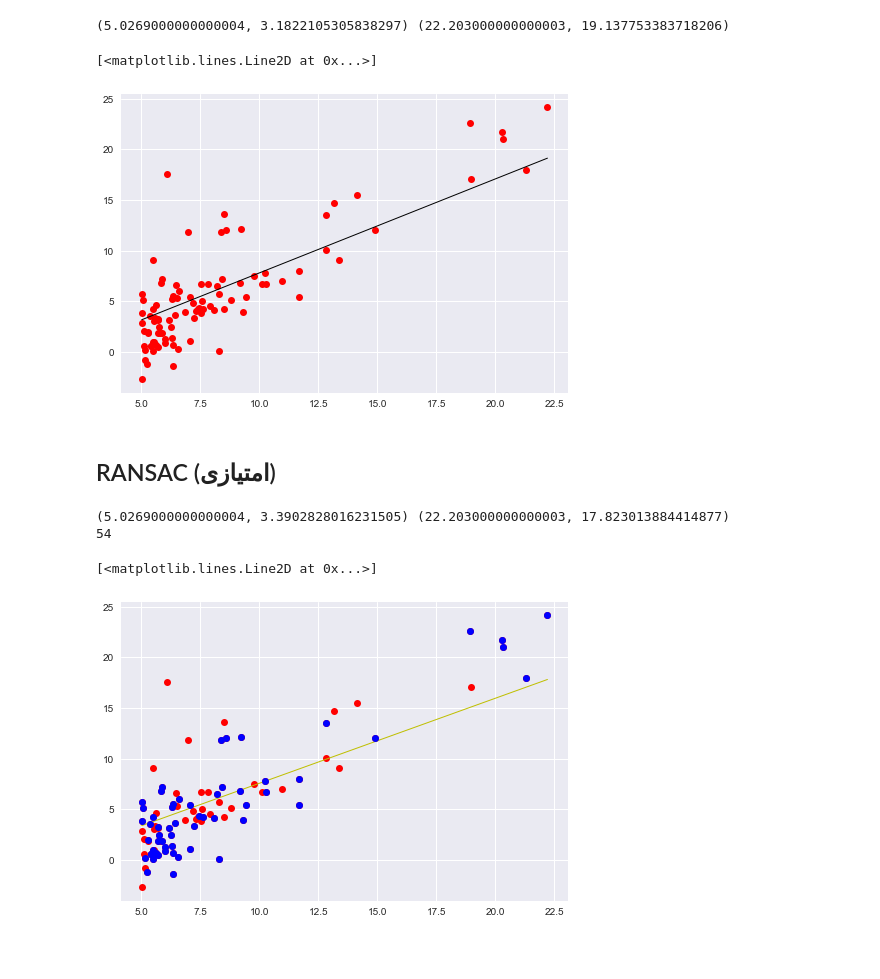
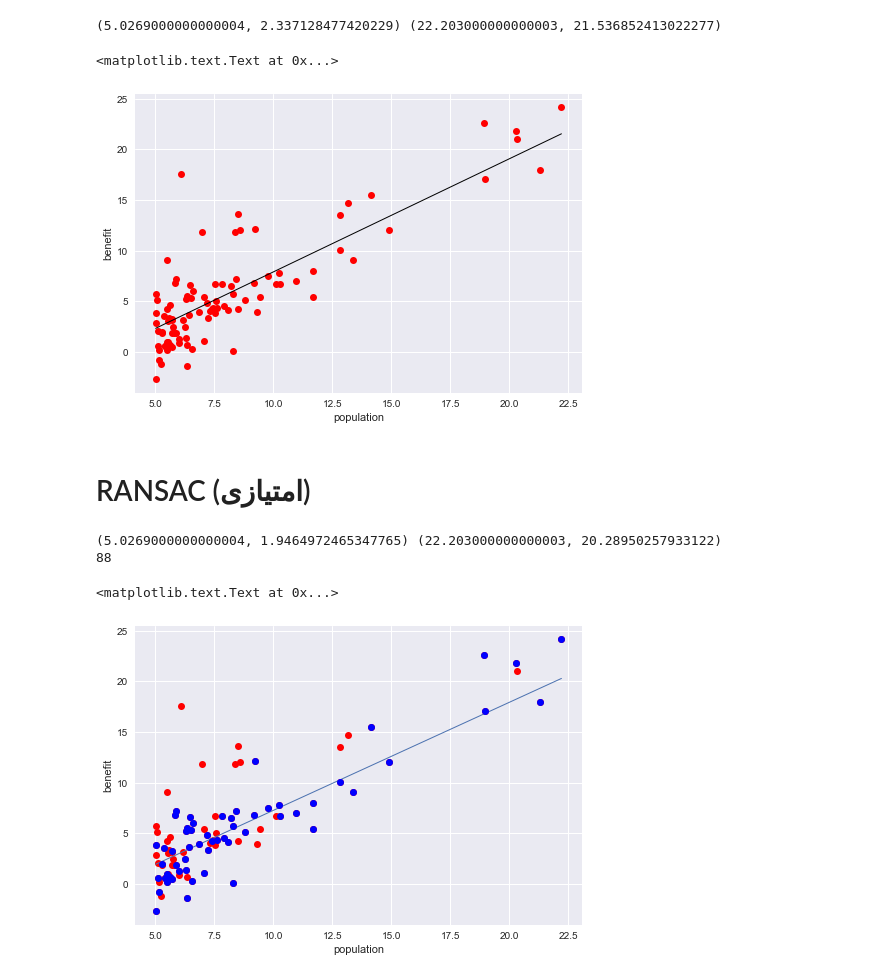
Before and after one commit to SadeghHayeri/Personal, a Jupyter notebook: Artificial Intelligence/CA3/Q1.ipynb, the cells around one changed output. Saved outputs shown, nothing was run; the diff lists cells and outputs as text; code cells hidden in the pictures; blank space fills up the shorter version.

```diff
--- a/Artificial Intelligence/CA3/Q1.ipynb
+++ b/Artificial Intelligence/CA3/Q1.ipynb
@@ -11,4 +19,4 @@ import matplotlib.pyplot as plt
 # %%
-sample = pd.read_csv('part1data1.txt')
-sample.tail()
+sample = pd.read_csv('data/part1data1.txt', names=['Population', 'Benefit'])
+sample.head()
 # %% [output]
@@ -54,0 +65,5 @@ y = y.T
+# %%
+def cost(dataX, dataY, t):
+    h = np.dot(dataX , t)
+    loss = h - dataY
+    return abs(np.array(loss)).sum()
@@ -55,7 +74,7 @@ y = y.T
 # %%
 def findRegression(dataX, dataY):
-    autoAlphaSelect = False
-    iterCount = 1500
+    autoAlphaSelect = True
+    iterCount = 5500
     alpha = .01
     theta = np.array(n * [0])
 
@@ -71,9 +90,6 @@ def findRegression(dataX, dataY):
             theta = theta - alpha / m * gradient
             j += [ abs(np.array(loss)).sum() ]
 
-            for i in range(0,n):
-                theta[i] = theta[i] - (alpha / m * dataX[:,1].dot(loss))
-
             # fix big alpha
             if ( autoAlphaSelect and j[ len(j)-1 ] > j[ len(j)-2 ]):
                 complete = False
@@ -86,4 +102,8 @@ def findRegression(dataX, dataY):
 
 theta, j = findRegression(x, y)
 print('theta:', theta )
+
+plt.plot(j)
+plt.xlabel('iteration')
+plt.ylabel('J')
 # %% [output]
@@ -116,16 +183,18 @@ print( a, b)
 
 plt.plot(sample.ix[:,0], sample.ix[:,1], 'ro')
 plt.plot([ a[0], b[0] ], [ a[1], b[1] ], 'k-', lw=1)
+plt.xlabel('population')
+plt.ylabel('benefit')
 # %% [output]
-(5.0269000000000004, 3.1822105305838297) (22.203000000000003, 19.137753383718206)
+(5.0269000000000004, 2.337128477420229) (22.203000000000003, 21.536852413022277)
-[<matplotlib.lines.Line2D at 0x...>]
+<matplotlib.text.Text at 0x...>
-[figure, old version]
+[figure, new version]
 # %% [markdown]
-## RANSAC (امتیازی)
+# RANSAC (امتیازی)
 # %%
 iteration = 100
 sampleCount = m * 60 // 100
-errorSize = 2
+errorSize = 5
 
 bestFit = 0
 bestTheta = None
@@ -156,15 +225,17 @@ for i in range(iteration):
 # %%
 a = (tableMin, np.array(scale([tableMin], scaleInfo)).dot(bestTheta))
 b = (tableMax, np.array(scale([tableMax], scaleInfo)).dot(bestTheta))
 
 print( a, b)
 print( bestFit )
 
 plt.plot(sample.ix[:,0], sample.ix[:,1], 'ro')
-plt.plot([ a[0], b[0] ], [ a[1], b[1] ], 'y-', lw=1)
+plt.plot([ a[0], b[0] ], [ a[1], b[1] ], '-', lw=1)
 plt.plot(sample.ix[bestIndex,0], sample.ix[bestIndex,1], 'bo')
+plt.xlabel('population')
+plt.ylabel('benefit')
 # %% [output]
-(5.0269000000000004, 3.3902828016231505) (22.203000000000003, 17.823013884414877)
-54
+(5.0269000000000004, 1.9464972465347765) (22.203000000000003, 20.28950257933122)
+88
-[<matplotlib.lines.Line2D at 0x...>]
+<matplotlib.text.Text at 0x...>
-[figure, old version]
+[figure, new version]
```
Also changed, not shown: parts of 12 cells of this notebook, 2 other files.
